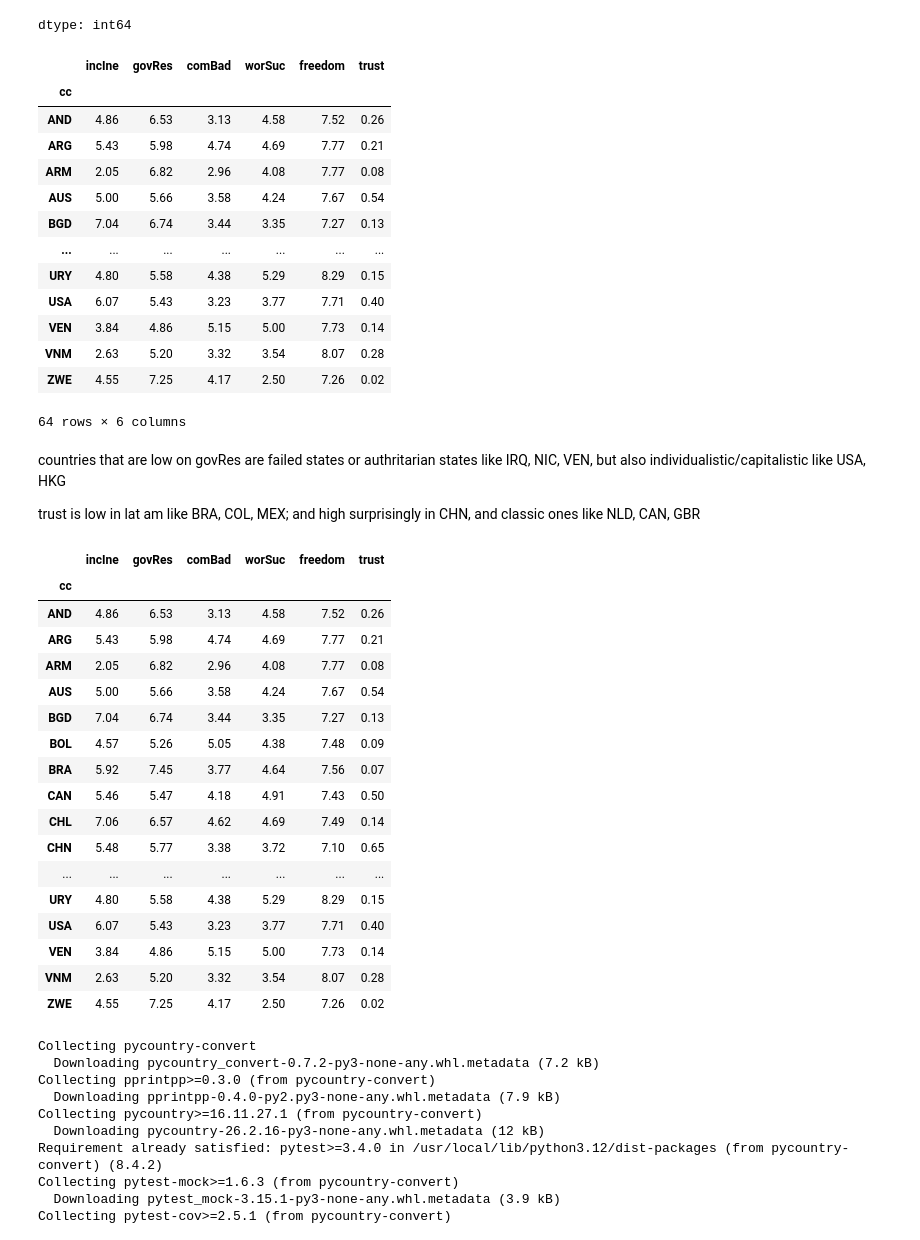
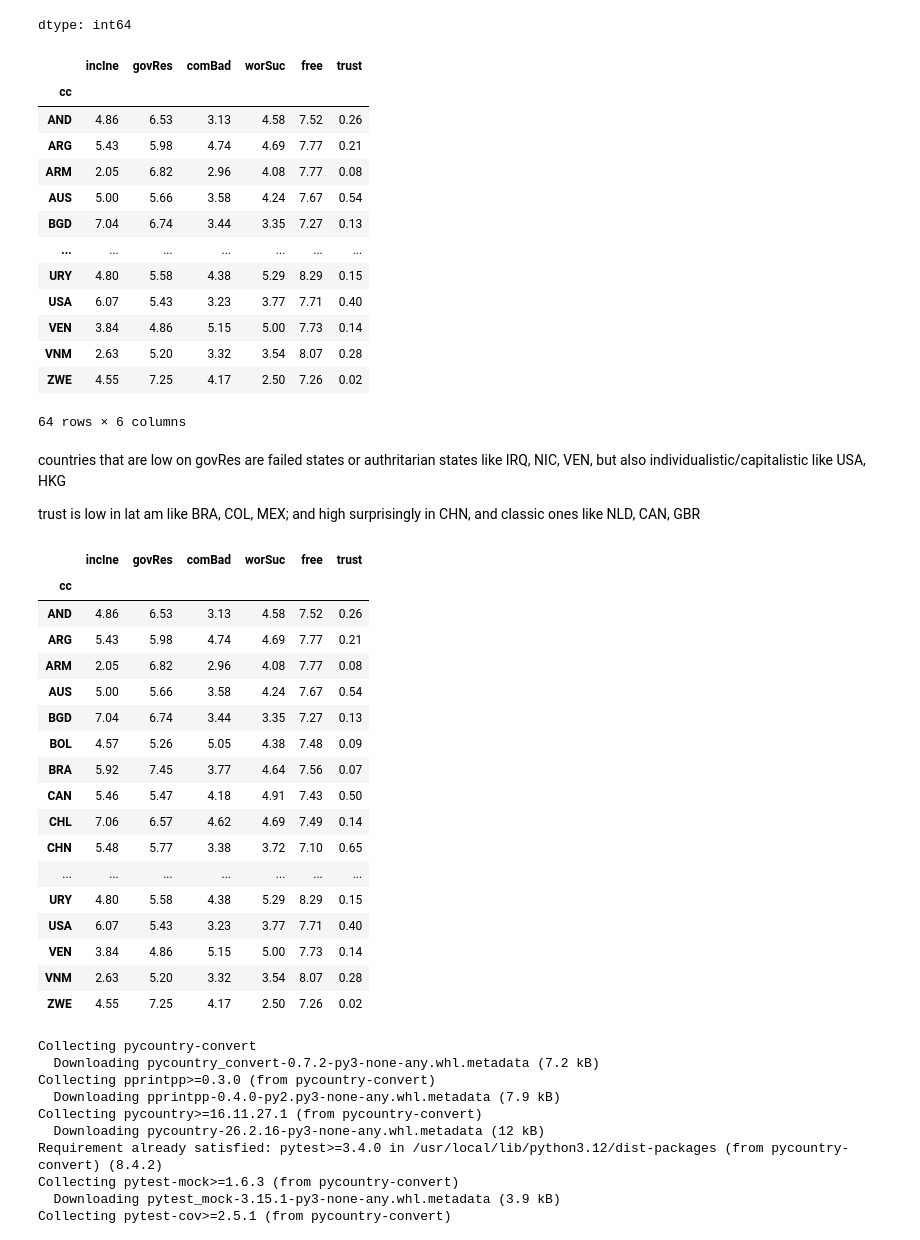
Before and after one commit to theaok/leonieAgency, a Jupyter notebook: leonieAgency.ipynb, the cells around one changed output. Cells and saved outputs as stored; diff of their text form; code cells hidden in the pictures.

```diff
--- a/leonieAgency.ipynb
+++ b/leonieAgency.ipynb
@@ -72,6 +72,7 @@ plt.style.use('classic')  #  'seaborn-whitegrid' 'seaborn-white' 'seaborn-poster
 #!pip install geopandas
 # %%
 wvs0 = pd.read_stata('http://theaok.github.io/junk/wvs.tar.bz2', convert_categoricals=False)
+wvs0 = wvs0.rename(columns={'freedom': 'free'})
 wvs = wvs0[wvs0['S002VS']==7]
 wvs.shape
 # %% [output]
@@ -123,11 +124,11 @@ wvs_collapsed.yr.value_counts()
 | 2021.0 | 5 |
 dtype: int64
 # %%
-selected_columns = ['incIne', 'govRes', 'comBad', 'worSuc', 'freedom', 'trust']
+selected_columns = ['incIne', 'govRes', 'comBad', 'worSuc', 'free', 'trust']
 wvs_selected = wvs_collapsed[selected_columns].round(2)
 wvs_selected
 # %% [output]
-|  | incIne | govRes | comBad | worSuc | freedom | trust |
+|  | incIne | govRes | comBad | worSuc | free | trust |
 | cc |  |  |  |  |  |  |
 | AND | 4.86 | 6.53 | 3.13 | 4.58 | 7.52 | 0.26 |
 | ARG | 5.43 | 5.98 | 4.74 | 4.69 | 7.77 | 0.21 |
@@ -148,7 +149,7 @@ trust is low in lat am like BRA, COL, MEX; and high surprisingly in CHN, and cla
 # %%
 wvs_selected.style.background_gradient(cmap='RdYlGn').format(precision=2)
 # %% [output]
-|  | incIne | govRes | comBad | worSuc | freedom | trust |
+|  | incIne | govRes | comBad | worSuc | free | trust |
 | cc |  |  |  |  |  |  |
 | AND | 4.86 | 6.53 | 3.13 | 4.58 | 7.52 | 0.26 |
 | ARG | 5.43 | 5.98 | 4.74 | 4.69 | 7.77 | 0.21 |
```
Also changed, not shown: parts of 11 cells of this notebook.
